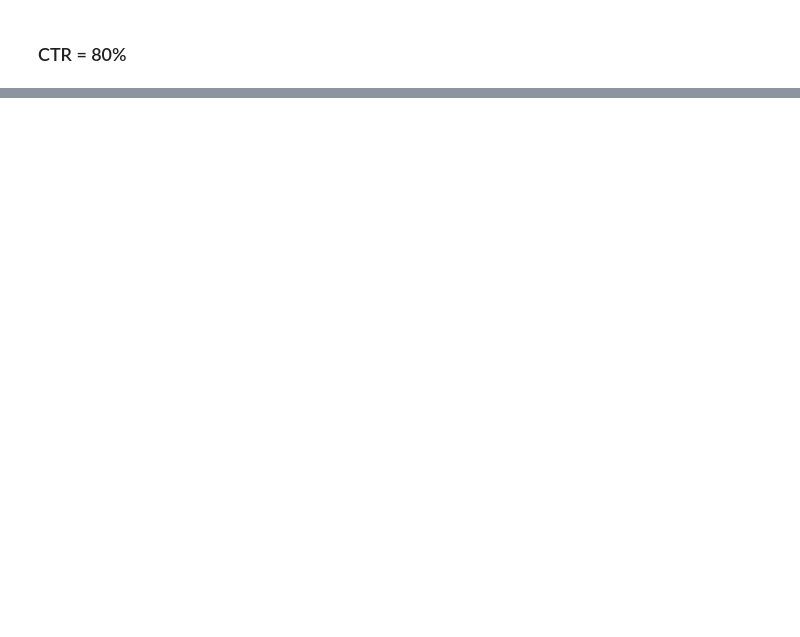
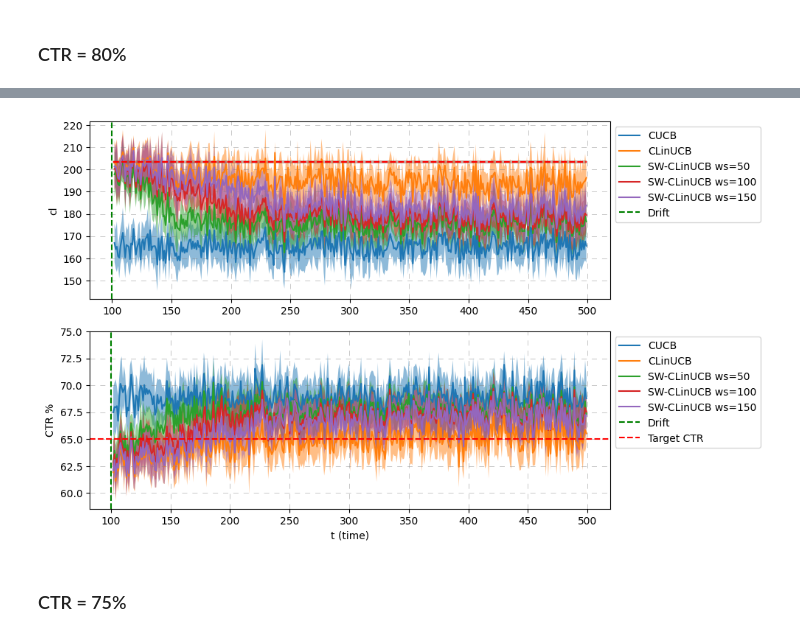
Before and after one commit to GiovanniChiurco/auction-gym, a Jupyter notebook: notebooks/new_gen_exp_results.ipynb, the cells around one changed output, grey strips where cells are left out. Saved outputs shown, nothing was run; the diff lists cells and outputs as text; code cells hidden in the pictures; blank space fills up the shorter version.

```diff
--- a/notebooks/new_gen_exp_results.ipynb
+++ b/notebooks/new_gen_exp_results.ipynb
@@ -226,0 +408,6 @@ plot_click_ctr(models, iteration=1)
+# %%
+plot_click_ctr(models, iteration=101, iteration_drift=100)
+# %% [output]
+[figure, added]
+# %% [markdown]
+### CTR = 75%
```
Also changed, not shown: parts of 31 cells of this notebook, 27 other files.
